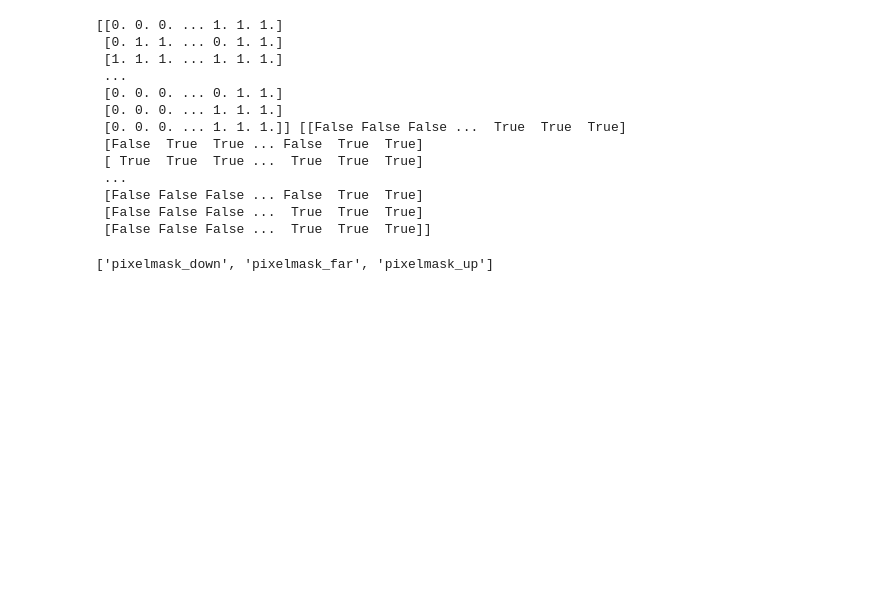
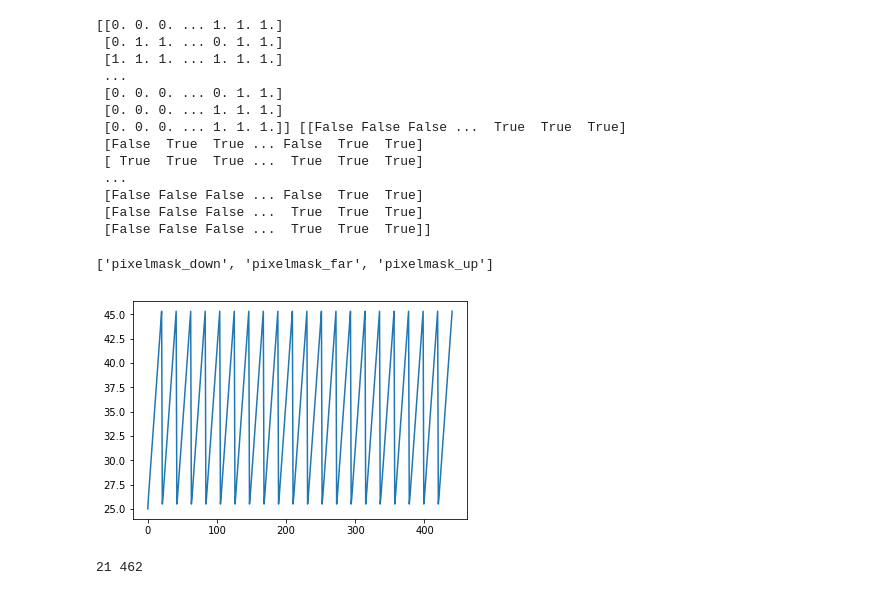
Before and after one commit to simply-nicky/p07_dp, a Jupyter notebook: data_process.ipynb, the cells around one changed output. Cells and saved outputs as stored; diff of their text form; code cells hidden in the pictures; blank space fills up the shorter version.

```diff
--- a/data_process.ipynb
+++ b/data_process.ipynb
@@ -75,3 +75,29 @@ print(np.where(mask, data, 0), mask)
 list(calib)
 # %% [output]
 ['pixelmask_down', 'pixelmask_far', 'pixelmask_up']
+# %%
+lines, sizes = [], []
+for line in open('/Users/nivanov/OneDrive/programming/p07_data/Scan_302.log', 'r'):
+    if line.startswith(header):
+        if line.startswith(sizeline):
+            sizes.append(int(line.strip(sizeline)))
+    else:
+        lines.append(line)
+fast_size, slow_size = sizes[2], sizes[1]
+slow_crds, fast_crds = [], []
+for line in lines[1::2]:
+    parts = line.split(';')
+    slow_crds.append(float(parts[-2].strip('um')))
+    fast_crds.extend([float(crd) for crd in parts[-1].split(',')][:fast_size])
+slow_crds = np.repeat(np.array(slow_crds), slow_size)
+fast_crds = np.array(fast_crds)
+# %%
+%matplotlib inline
+plt.plot(fast_crds)
+plt.show()
+# %% [output]
+[figure, added]
+# %%
+print(slow_crds., fast_crds.size)
+# %% [output]
+21 462
```
Also changed, not shown: 1 other file.
